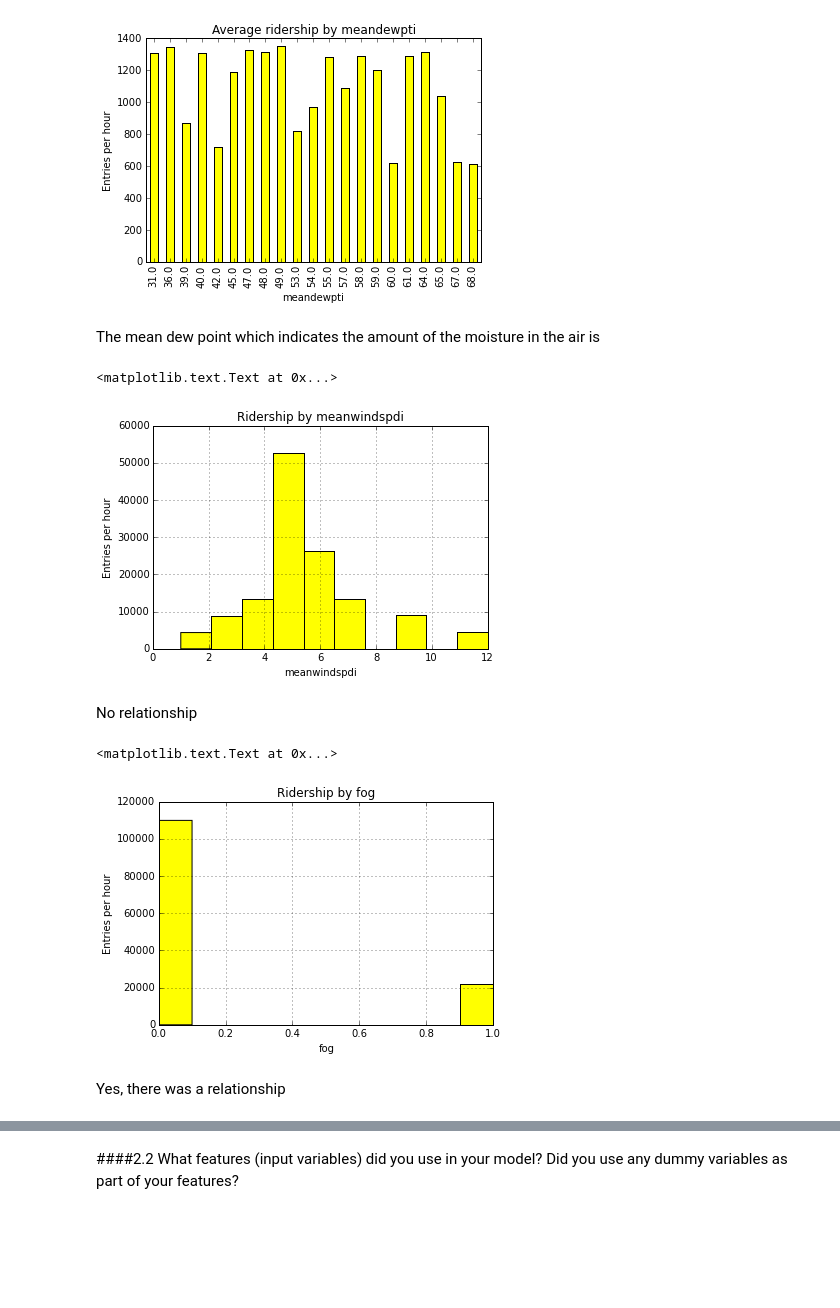
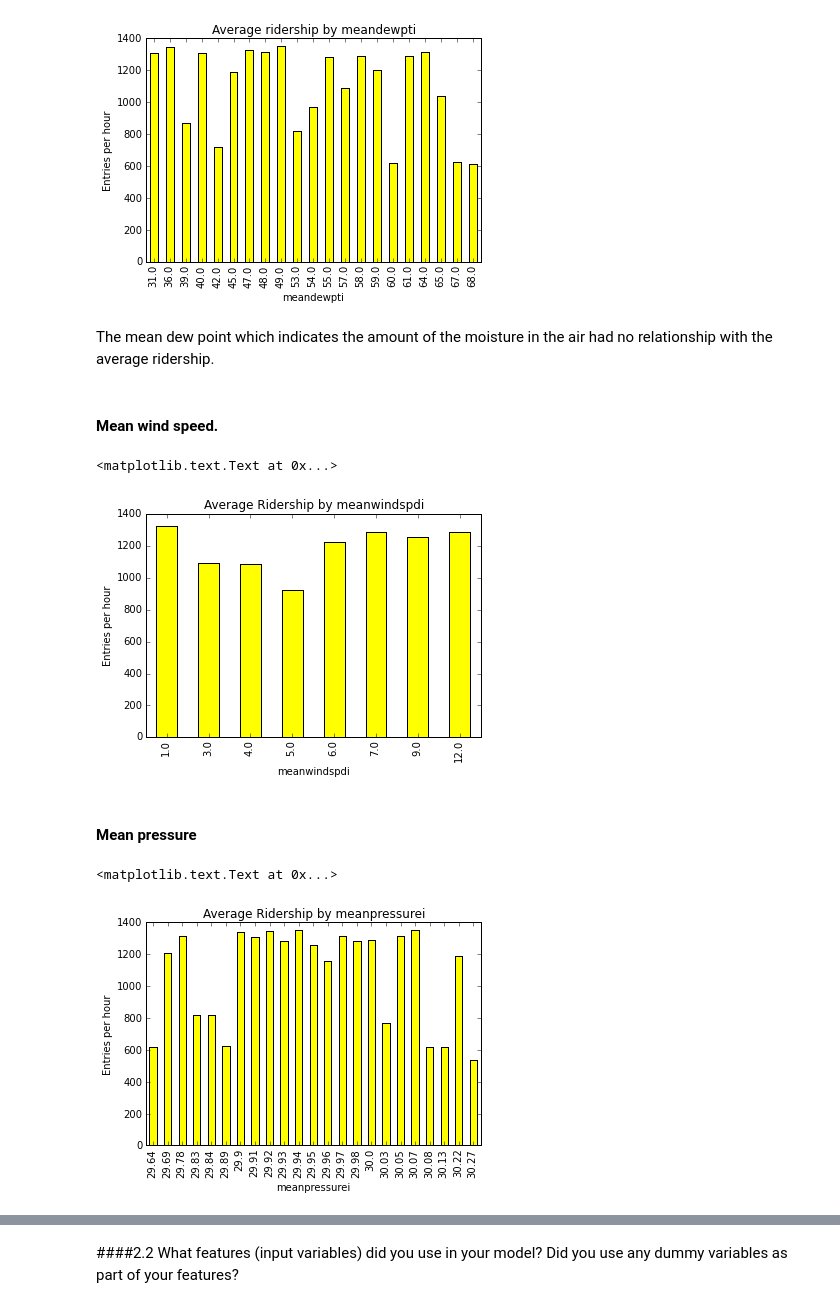
Before and after one commit to thuyquach/Analyzing-New-York-Subway-Data, a Jupyter notebook: Summited_Analayzing_NYC_Subway_Dataset.ipynb, the cells around one changed output, grey strips where cells are left out. Saved outputs shown, nothing was run; the diff lists cells and outputs as text; code cells hidden in the pictures; blank space fills up the shorter version.

```diff
--- a/Summited_Analayzing_NYC_Subway_Dataset.ipynb
+++ b/Summited_Analayzing_NYC_Subway_Dataset.ipynb
@@ -284,3 +270,8 @@ SyntaxError: invalid syntax (<ipython-input-20-7964ebaf73de>, line 7)
+# %%
+# Add day of the week DAY name variable to the dataframe
+import datetime as dt
+turnstile_weather['Day_of_week'] = pandas.Series(turnstile_weather['DATEn'].map(lambda x: dt.datetime.strptime(x, '%Y-%m-%d').strftime('%a')), index=turnstile_weather.index)
+turnstile_weather.is_copy = False
 # %%
 # ridership by day-of-week
 
@@ -335,26 +415,26 @@ plt.ylabel('Entries per hour')
 <matplotlib.text.Text at 0x...>
 [figure]
 # %% [markdown]
-The mean dew point which indicates the amount of the moisture in the air is
+The mean dew point which indicates the amount of the moisture in the air had no relationship with the average ridership.
+# %% [markdown]
+#### Mean wind speed.
 # %%
 #meanwindspdi
-turnstile_weather[['meanwindspdi','ENTRIESn_hourly']]['meanwindspdi'].hist(color = "yellow", bins =10)
-plt.title('Ridership by meanwindspdi')
+turnstile_weather.groupby(['meanwindspdi'])['ENTRIESn_hourly'].mean().plot(kind = 'bar', color = "yellow")
+plt.title('Average Ridership by meanwindspdi')
 plt.xlabel('meanwindspdi')
 plt.ylabel('Entries per hour')
 # %% [output]
 <matplotlib.text.Text at 0x...>
-[figure, old version]
+[figure, new version]
-# %% [markdown]
-No relationship
+# %% [markdown]
+#### Mean pressure
 # %%
-#fog
-turnstile_weather[['fog','ENTRIESn_hourly']]['fog'].hist(color = "yellow")
-plt.title('Ridership by fog')
-plt.xlabel('fog')
+#meanpressurei
+turnstile_weather.groupby(['meanpressurei'])['ENTRIESn_hourly'].mean().plot(kind = 'bar', color = "yellow")
+plt.title('Average Ridership by meanpressurei')
+plt.xlabel('meanpressurei')
 plt.ylabel('Entries per hour')
 # %% [output]
 <matplotlib.text.Text at 0x...>
-[figure, old version]
+[figure, new version]
-# %% [markdown]
-Yes, there was a relationship
```
Also changed, not shown: parts of 63 cells of this notebook.
